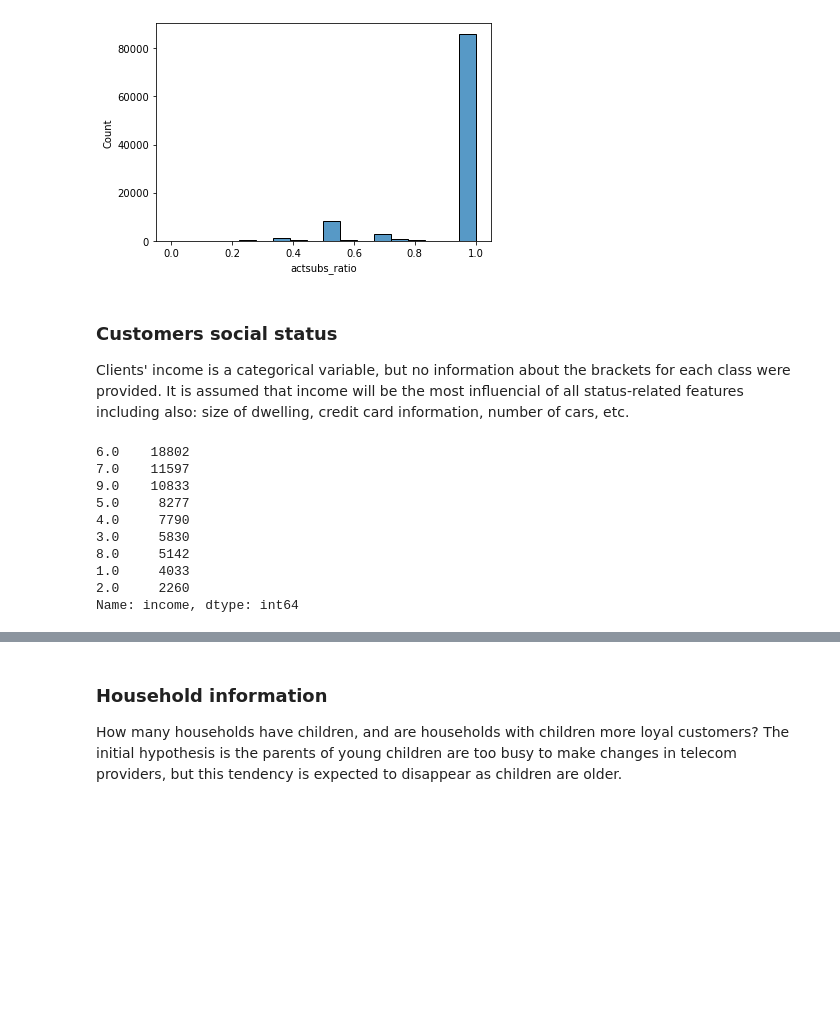
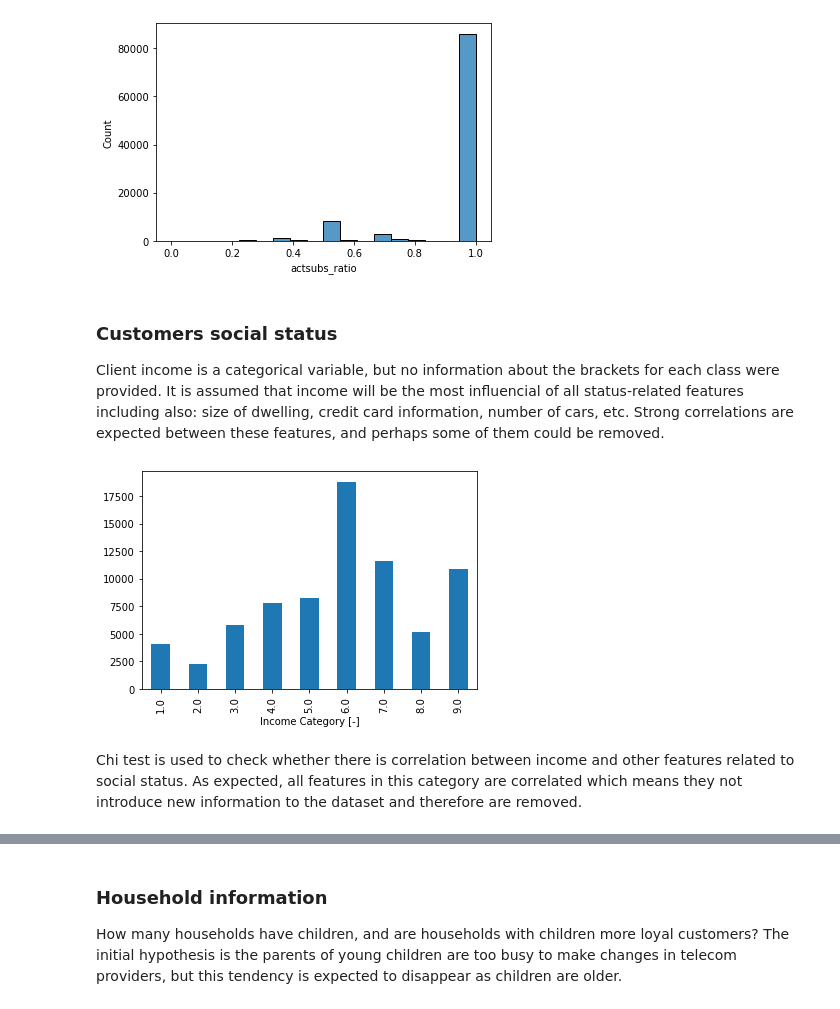
Before and after one commit to dgrzebyk/data_analysis, a Jupyter notebook: customer_churn.ipynb, the cells around one changed output, grey strips where cells are left out. Saved outputs shown, nothing was run; the diff lists cells and outputs as text; code cells hidden in the pictures; blank space fills up the shorter version.

Commit message:
ENH: adding chi tests
Removing correlated categorical features using chi-test

```diff
--- a/customer_churn.ipynb
+++ b/customer_churn.ipynb
@@ -51,14 +61,3 @@ Features not relevant for predicting churn:
 - The number of call participants
 - Whether calls are incoming or outbound
 - Distinction between voice and data calls
-# %%
-features_eliminated = ['Customer_ID', 'peak_vce_Mean', 'peak_dat_Mean', 'mou_peav_Mean', 'mou_pead_Mean', 'opk_vce_Mean',
-                       'opk_dat_Mean', 'mou_opkv_Mean', 'mou_opkd_Mean', 'owylis_vce_Mean', 'mouowylisv_Mean',
-                       'iwylis_vce_Mean', 'mouiwylisv_Mean', 'inonemin_Mean', 'threeway_Mean', 'mou_cvce_Mean',
-                       'mou_cdat_Mean', 'mou_rvce_Mean', 'drop_blk_Mean', 'attempt_Mean', 'complete_Mean', 'callfwdv_Mean',
-                       'callwait_Mean', 'unan_vce_Mean', 'unan_dat_Mean', 'recv_vce_Mean', 'recv_sms_Mean',
-                       'cc_mou_Mean', 'plcd_vce_Mean', 'plcd_dat_Mean', 'comp_vce_Mean', 'comp_dat_Mean', 'roam_Mean',
-                       'ethnic']
-
-df.drop(columns=features_eliminated, inplace=True)
-# Knowing number of calls and their mean time, average time per call can be calculated
@@ -115,17 +110,12 @@ sns.histplot(df['actsubs_ratio'])
 [figure]
 # %% [markdown]
 ### Customers social status
-Clients' income is a categorical variable, but no information about the brackets for each class were provided. It is assumed that income will be the most influencial of all status-related features including also: size of dwelling, credit card information, number of cars, etc.
+Client income is a categorical variable, but no information about the brackets for each class were provided. It is assumed that income will be the most influencial of all status-related features including also: size of dwelling, credit card information, number of cars, etc. Strong correlations are expected between these features, and perhaps some of them could be removed.
-# %%
-df['income'].value_counts()
-# %% [output]
-6.0    18802
-7.0    11597
-9.0    10833
-5.0     8277
-4.0     7790
-3.0     5830
-8.0     5142
-1.0     4033
-2.0     2260
-Name: income, dtype: int64
+# %%
+df['income'].value_counts().sort_index().plot(kind='bar')
+plt.xlabel("Income Category [-]")
+plt.show()
+# %% [output]
+[figure, added]
+# %% [markdown]
+Chi test is used to check whether there is correlation between income and other features related to social status. As expected, all features in this category are correlated which means they not introduce new information to the dataset and therefore are removed.
```
Also changed, not shown: parts of 63 cells of this notebook.
